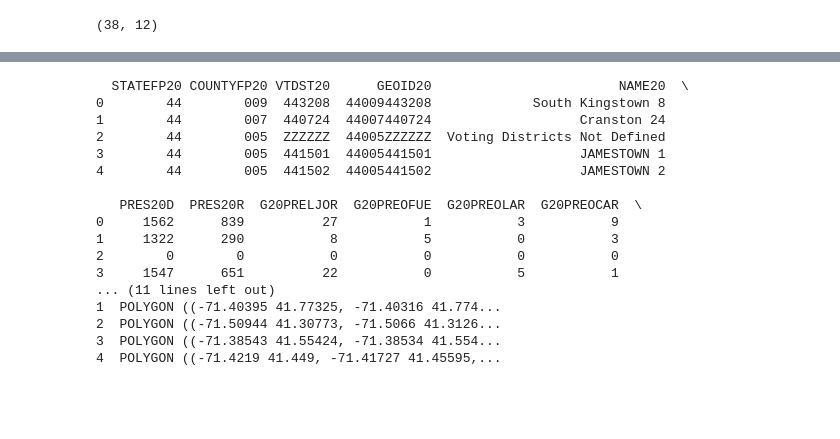
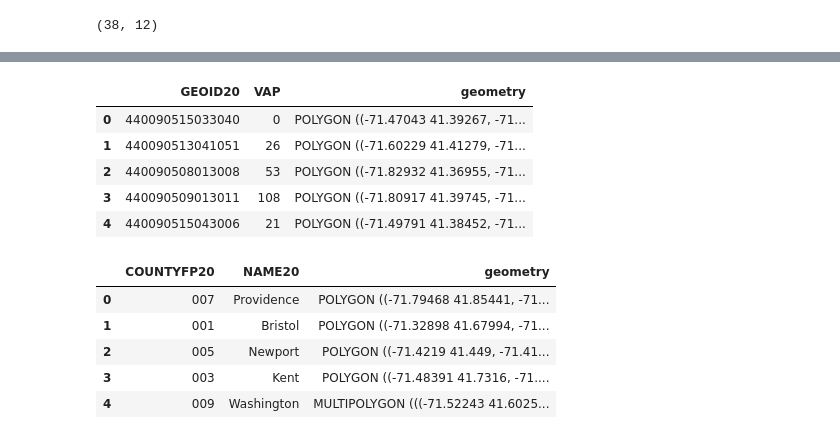
Before and after one commit to TianqiMin8/CS464FinalProject, a Jupyter notebook: Final Project.ipynb, the cells around one changed output, grey strips where cells are left out. Drawn from its saved outputs; the diff is of its cells as text; code cells hidden in the pictures; blank space fills up the shorter version.

```diff
--- a/Final Project.ipynb
+++ b/Final Project.ipynb
@@ -158,28 +153,29 @@ print(sen_df.head())
-# %%
-# Rename the election columns for easier classification
-election_df = vest20_df.rename(columns = {
-    'G20PREDBID': 'PRES20D',
-    'G20PRERTRU': 'PRES20R',
-
-    'G20USSDREE': 'SEN20D',
-    'G20USSRWAT': 'SEN20R'
-})
-print(election_df.head())
-# %% [output]
-  STATEFP20 COUNTYFP20 VTDST20      GEOID20                        NAME20  \
-0        44        009  443208  44009443208             South Kingstown 8
-1        44        007  440724  44007440724                   Cranston 24
-2        44        005  ZZZZZZ  44005ZZZZZZ  Voting Districts Not Defined
-3        44        005  441501  44005441501                   JAMESTOWN 1
-4        44        005  441502  44005441502                   JAMESTOWN 2
-
-   PRES20D  PRES20R  G20PRELJOR  G20PREOFUE  G20PREOLAR  G20PREOCAR  \
-0     1562      839          27           1           3           9
-1     1322      290           8           5           0           3
-2        0        0           0           0           0           0
-3     1547      651          22           0           5           1
-... (11 lines left out)
-1  POLYGON ((-71.40395 41.77325, -71.40316 41.774...
-2  POLYGON ((-71.50944 41.30773, -71.5066 41.3126...
-3  POLYGON ((-71.38543 41.55424, -71.38534 41.554...
-4  POLYGON ((-71.4219 41.449, -71.41727 41.45595,...
+# %%
+# Only keep necessary VAP(vote adult population) data
+vap_columns_keep = ['GEOID20','P0040001','geometry']
+
+final_vap_df = vap_df[vap_columns_keep]
+final_vap_df = final_vap_df.rename(columns = {
+    'P0040001': 'VAP'
+})
+final_vap_df.head()
+# %% [output]
+|  | GEOID20 | VAP | geometry |
+| 0 | 440090515033040 | 0 | POLYGON ((-71.47043 41.39267, -71... |
+| 1 | 440090513041051 | 26 | POLYGON ((-71.60229 41.41279, -71... |
+| 2 | 440090508013008 | 53 | POLYGON ((-71.82932 41.36955, -71... |
+| 3 | 440090509013011 | 108 | POLYGON ((-71.80917 41.39745, -71... |
+| 4 | 440090515043006 | 21 | POLYGON ((-71.49791 41.38452, -71... |
+# %%
+# Only keep necessary county data
+county_columns_keep = ['COUNTYFP20','NAME20','geometry']
+
+final_county_df = county_df[county_columns_keep]
+final_county_df.head()
+# %% [output]
+|  | COUNTYFP20 | NAME20 | geometry |
+| 0 | 007 | Providence | POLYGON ((-71.79468 41.85441, -71... |
+| 1 | 001 | Bristol | POLYGON ((-71.32898 41.67994, -71... |
+| 2 | 005 | Newport | POLYGON ((-71.4219 41.449, -71.41... |
+| 3 | 003 | Kent | POLYGON ((-71.48391 41.7316, -71.... |
+| 4 | 009 | Washington | MULTIPOLYGON (((-71.52243 41.6025... |
```
Also changed, not shown: parts of 24 cells of this notebook.
